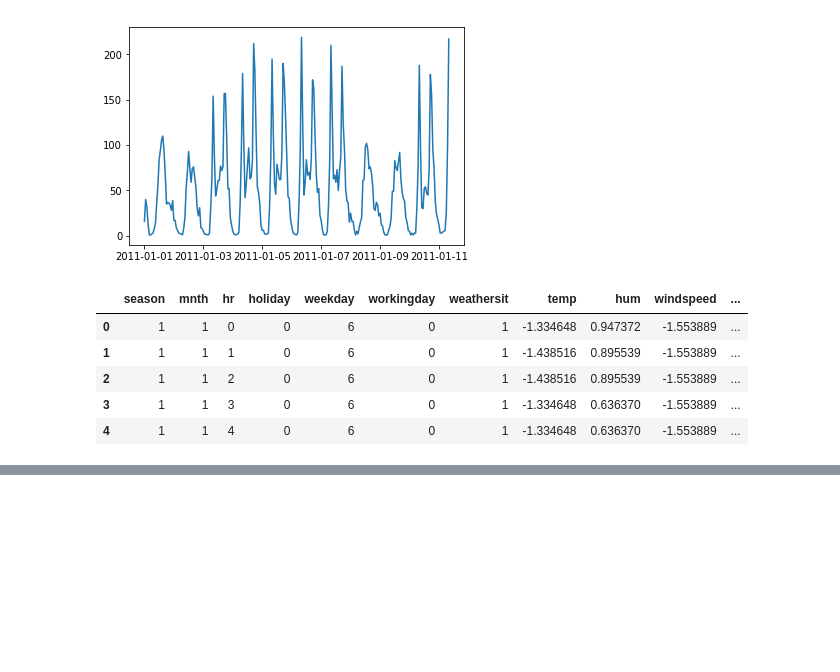
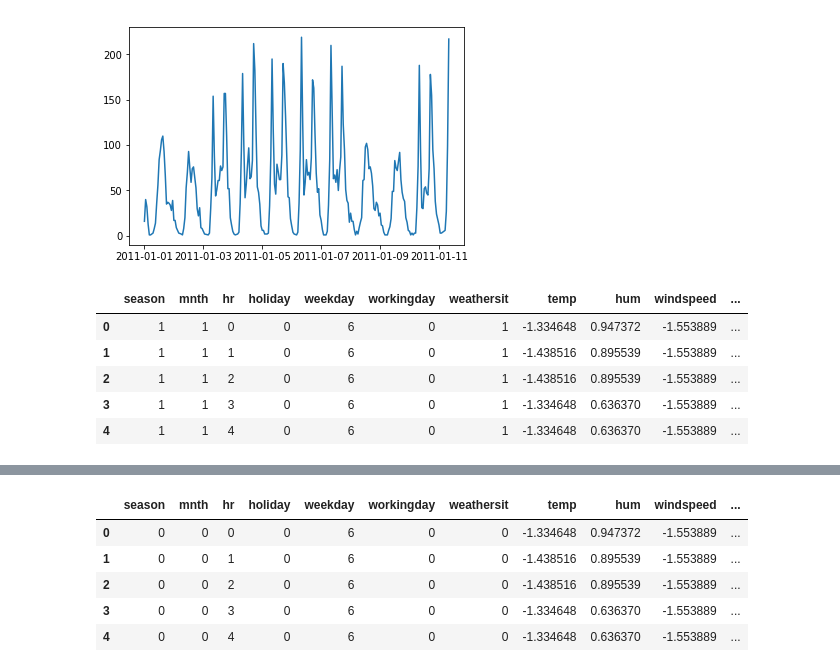
Before and after one commit to sachinruk/deepschool.io, a Jupyter notebook: Lesson8-Bike Sharing - Solutions.ipynb, the cells around one changed output, grey strips where cells are left out. Saved outputs shown, nothing was run; the diff lists cells and outputs as text; code cells hidden in the pictures; blank space fills up the shorter version.

```diff
--- a/Lesson8-Bike Sharing - Solutions.ipynb
+++ b/Lesson8-Bike Sharing - Solutions.ipynb
@@ -92,3 +147,12 @@ cat_model.add(Merge(cat_models))
+# %%
+rides.head()
+# %% [output]
+|  | season | mnth | hr | holiday | weekday | workingday | weathersit | temp | hum | windspeed | ... |
+| 0 | 0 | 0 | 0 | 0 | 6 | 0 | 0 | -1.334648 | 0.947372 | -1.553889 | ... |
+| 1 | 0 | 0 | 1 | 0 | 6 | 0 | 0 | -1.438516 | 0.895539 | -1.553889 | ... |
+| 2 | 0 | 0 | 2 | 0 | 6 | 0 | 0 | -1.438516 | 0.895539 | -1.553889 | ... |
+| 3 | 0 | 0 | 3 | 0 | 6 | 0 | 0 | -1.334648 | 0.636370 | -1.553889 | ... |
+| 4 | 0 | 0 | 4 | 0 | 6 | 0 | 0 | -1.334648 | 0.636370 | -1.553889 | ... |
 # %%
 quant_model = Sequential()
 quant_model.add(Dense(len(quant_features),input_dim=len(quant_features)))
```
Also changed, not shown: parts of 16 cells of this notebook, 3 other files.
